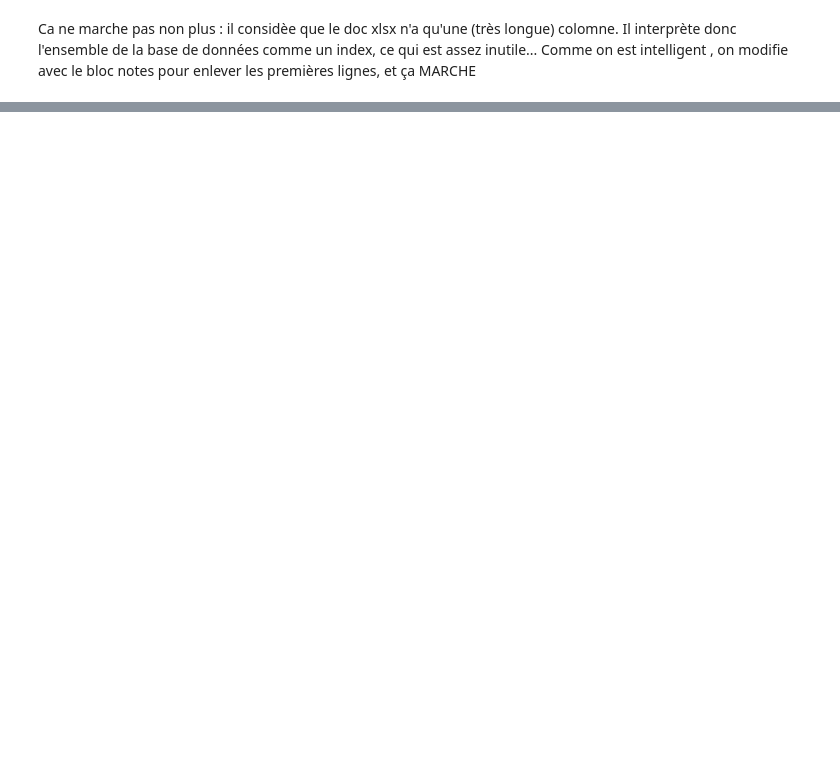
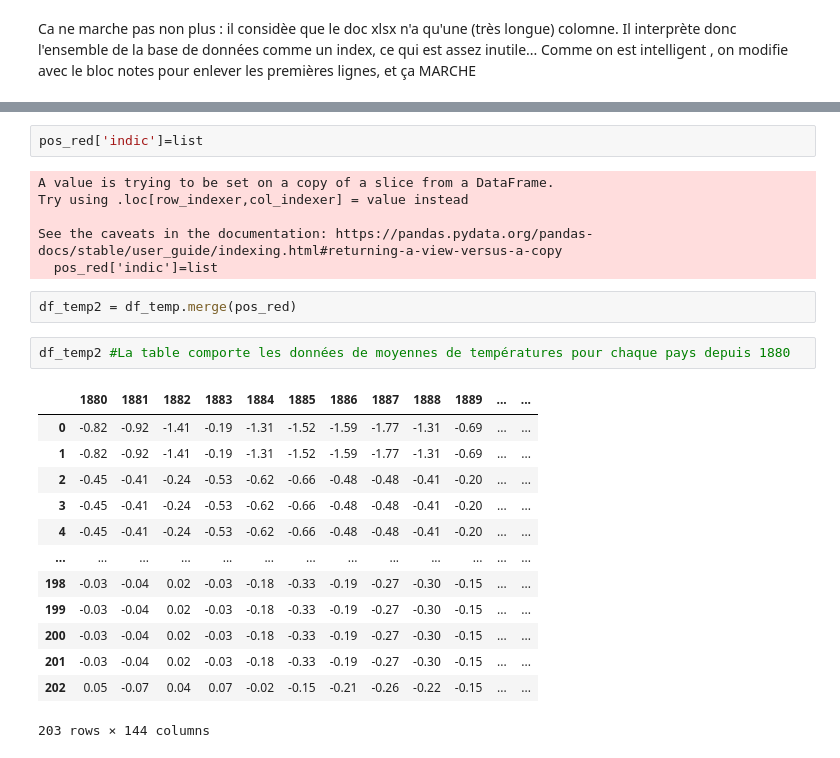
Before and after one commit to Adrien-Mcode/Python-data-science-Lecalve-Majka, a Jupyter notebook: Stat_des.ipynb, the cells around one changed output, grey strips where cells are left out. Cells and saved outputs as stored; diff of their text form; blank space fills up the shorter version.

```diff
--- a/Stat_des.ipynb
+++ b/Stat_des.ipynb
@@ -361,0 +537,26 @@ emission_GES.head(10)
+# %%
+pos_red['indic']=list
+# %% [output]
+A value is trying to be set on a copy of a slice from a DataFrame.
+Try using .loc[row_indexer,col_indexer] = value instead
+
+See the caveats in the documentation: https://pandas.pydata.org/pandas-docs/stable/user_guide/indexing.html#returning-a-view-versus-a-copy
+  pos_red['indic']=list
+# %%
+df_temp2 = df_temp.merge(pos_red)
+# %%
+df_temp2 #La table comporte les données de moyennes de températures pour chaque pays depuis 1880
+# %% [output]
+|  | 1880 | 1881 | 1882 | 1883 | 1884 | 1885 | 1886 | 1887 | 1888 | 1889 | ... | ... |
+| 0 | -0.82 | -0.92 | -1.41 | -0.19 | -1.31 | -1.52 | -1.59 | -1.77 | -1.31 | -0.69 | ... | ... |
+| 1 | -0.82 | -0.92 | -1.41 | -0.19 | -1.31 | -1.52 | -1.59 | -1.77 | -1.31 | -0.69 | ... | ... |
+| 2 | -0.45 | -0.41 | -0.24 | -0.53 | -0.62 | -0.66 | -0.48 | -0.48 | -0.41 | -0.20 | ... | ... |
+| 3 | -0.45 | -0.41 | -0.24 | -0.53 | -0.62 | -0.66 | -0.48 | -0.48 | -0.41 | -0.20 | ... | ... |
+| 4 | -0.45 | -0.41 | -0.24 | -0.53 | -0.62 | -0.66 | -0.48 | -0.48 | -0.41 | -0.20 | ... | ... |
+| ... | ... | ... | ... | ... | ... | ... | ... | ... | ... | ... | ... | ... |
+| 198 | -0.03 | -0.04 | 0.02 | -0.03 | -0.18 | -0.33 | -0.19 | -0.27 | -0.30 | -0.15 | ... | ... |
+| 199 | -0.03 | -0.04 | 0.02 | -0.03 | -0.18 | -0.33 | -0.19 | -0.27 | -0.30 | -0.15 | ... | ... |
+| 200 | -0.03 | -0.04 | 0.02 | -0.03 | -0.18 | -0.33 | -0.19 | -0.27 | -0.30 | -0.15 | ... | ... |
+| 201 | -0.03 | -0.04 | 0.02 | -0.03 | -0.18 | -0.33 | -0.19 | -0.27 | -0.30 | -0.15 | ... | ... |
+| 202 | 0.05 | -0.07 | 0.04 | 0.07 | -0.02 | -0.15 | -0.21 | -0.26 | -0.22 | -0.15 | ... | ... |
+203 rows × 144 columns
```
Also changed, not shown: parts of 18 cells of this notebook, 2 other files.
